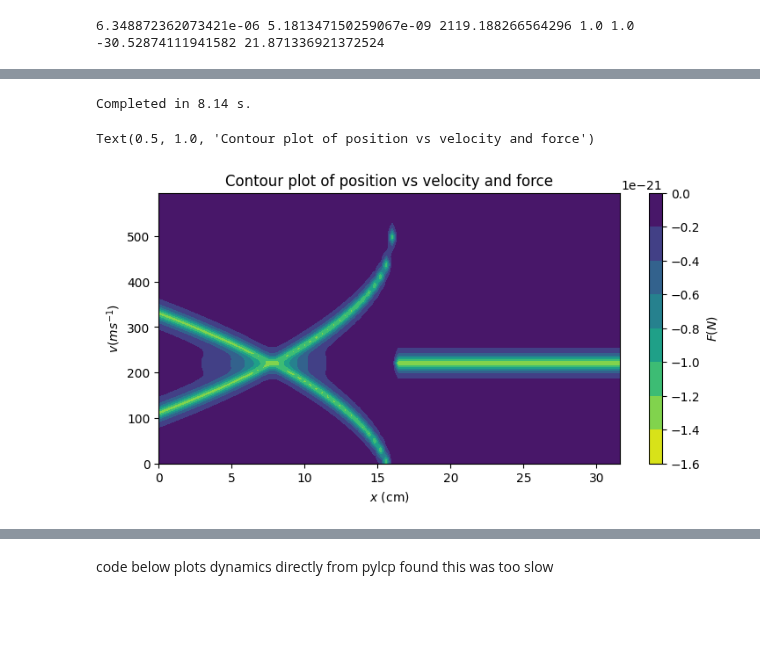
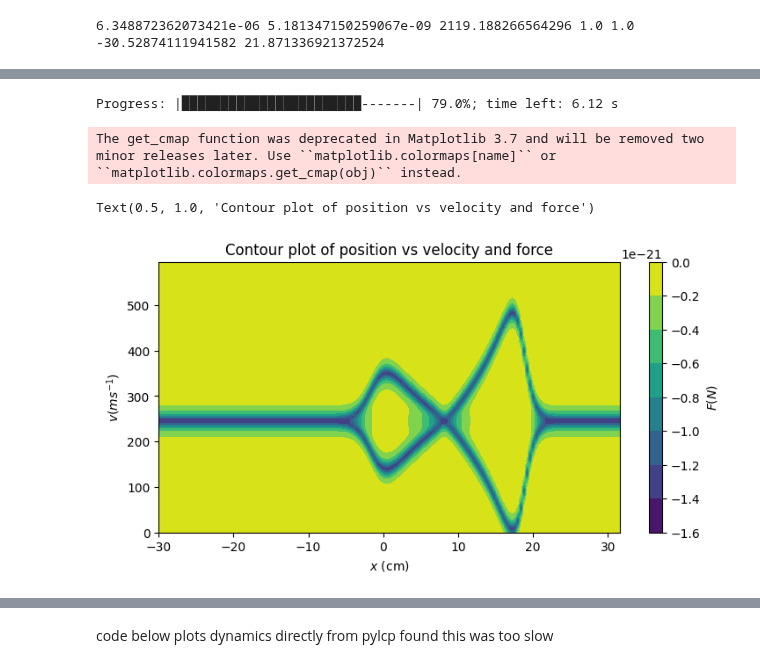
Before and after one commit to benfox4543/YB-zeeman-slower, a Jupyter notebook: zeeman slower_yb(fix after loosing good one).ipynb, the cells around one changed output, grey strips where cells are left out. Saved outputs shown, nothing was run; the diff lists cells and outputs as text; code cells hidden in the pictures; blank space fills up the shorter version.

Commit message:
full zeeman slower model with magfield

```diff
--- a/zeeman slower_yb(fix after loosing good one).ipynb
+++ b/zeeman slower_yb(fix after loosing good one).ipynb
@@ -98,16 +200,18 @@ hamiltonian_D2.add_mu_q_block('g', mu_q_g_D2)
 hamiltonian_D2.add_mu_q_block('e', mu_q_e_D2)
 
 
-dijq = pylcp.hamiltonians.dqij_two_bare_hyperfine(0, 1)
+
 
 #ham = pylcp.hamiltonian(Hg, He, mugq, mueq, dijq, mass=mass, gamma=gamma, k=k)
 vc = x0/t0*1/(100)
-det = -18
+det = -25
 s = 10
 
 # Define the laser beams:
 laserBeams = pylcp.laserBeams([
-     {'kvec':np.array([-1, 0, 0]), 's': s,'pol_coord':'spherical', 'pol': np.array([1,0,1]), 'delta': (E_e_D2[2]-E_g_D2[0]) + det*gamma},],
+     {'kvec':np.array([0, 0, -1]), 's': s,'pol_coord':'spherical', 'pol': np.array([1, 0,1]), 'delta': (E_e_D2[2]-E_g_D2[0]) + det*gamma},],
     beam_type=pylcp.infinitePlaneWaveBeam)
 # Define the magnetic field:
-linGrad =  pylcp.magField(lambda R: mag(R,b_0,alpha,l))
+Bf = lambda R:zeeman_prof.getB(R*10*x0)*cts.value('Bohr magneton')*t0/cts.hbar
+#linGrad =  pylcp.magField(lambda R: mag(R,b_0,alpha,l))
+linGrad = pylcp.magField(lambda R: Bf(R))
@@ -134,33 +218,34 @@ Text(0, 0.5, 'Magnetic field (mT)')
 # %%
-rateeq = pylcp.rateeq(laserBeams, linGrad, hamiltonian_D2, include_mag_forces = False)
+rateeq = pylcp.rateeq(laserBeams, linGrad, hamiltonian_D2, include_mag_forces=True)
 # %%
-x = np.arange(0, 2*L, 0.4)/(x0)
+x = np.arange(-30, 2*L, 0.4)/(x0)
 v = np.arange(0, 600,5)/vc
 
 
 X, V = np.meshgrid(x, v)
 
-Rvec = np.array([X, np.zeros(X.shape), np.zeros(X.shape)])
-Vvec = np.array([V, np.zeros(V.shape), np.zeros(V.shape)])
+Rvec = np.array([np.zeros(X.shape), np.zeros(X.shape), X])
+Vvec = np.array([np.zeros(V.shape), np.zeros(V.shape), V])
 
-rateeq.generate_force_profile(Rvec, Vvec, name='Fx', progress_bar=True)
+rateeq.generate_force_profile(Rvec, Vvec, name='Fz', progress_bar=True)
 # %% [output]
-Completed in 8.14 s.
+Progress: |███████████████████████-------| 79.0%; time left: 6.12 s
 # %%
 Fc = cts.hbar*klab*gammalab
 fig,ax = plt.subplots(1, 1, figsize=(8, 4))
 cmap_reversed = plt.cm.get_cmap('viridis_r')
 Fc = gammalab*cts.hbar*klab
-im1 = ax.contourf(np.array(x)*x0, np.array(v)*vc, rateeq.profile['Fx'].F[0]*Fc, cmap =cmap_reversed)
+im1 = ax.contourf(np.array(x)*x0, np.array(v)*vc, rateeq.profile['Fz'].F[2]*Fc)
 fig.subplots_adjust(left=0.08, wspace=0.2)
 cb1 = plt.colorbar(im1)
 cb1.set_label('$F(N)$')
 ax.set_xlabel('$x$ (cm)')
 ax.set_ylabel('$v (ms^{-1})$')
 plt.title('Contour plot of position vs velocity and force')
 # %% [output]
-Text(0.5, 1.0, 'Contour plot of position vs velocity and force')
+The get_cmap function was deprecated in Matplotlib 3.7 and will be removed two minor releases later. Use ``matplotlib.colormaps[name]`` or ``matplotlib.colormaps.get_cmap(obj)`` instead.
+Text(0.5, 1.0, 'Contour plot of position vs velocity and force')
-[figure, old version]
+[figure, new version]
 # %%
 fig, ax = plt.subplots(nrows=1, ncols=1, num="Expression",sharey = False)
 ax.plot(np.array(x)*x0, rateeq.profile['Fx'].F[0][int(len(v)/2),:]*Fc)
```
Also changed, not shown: parts of 16 cells of this notebook.
